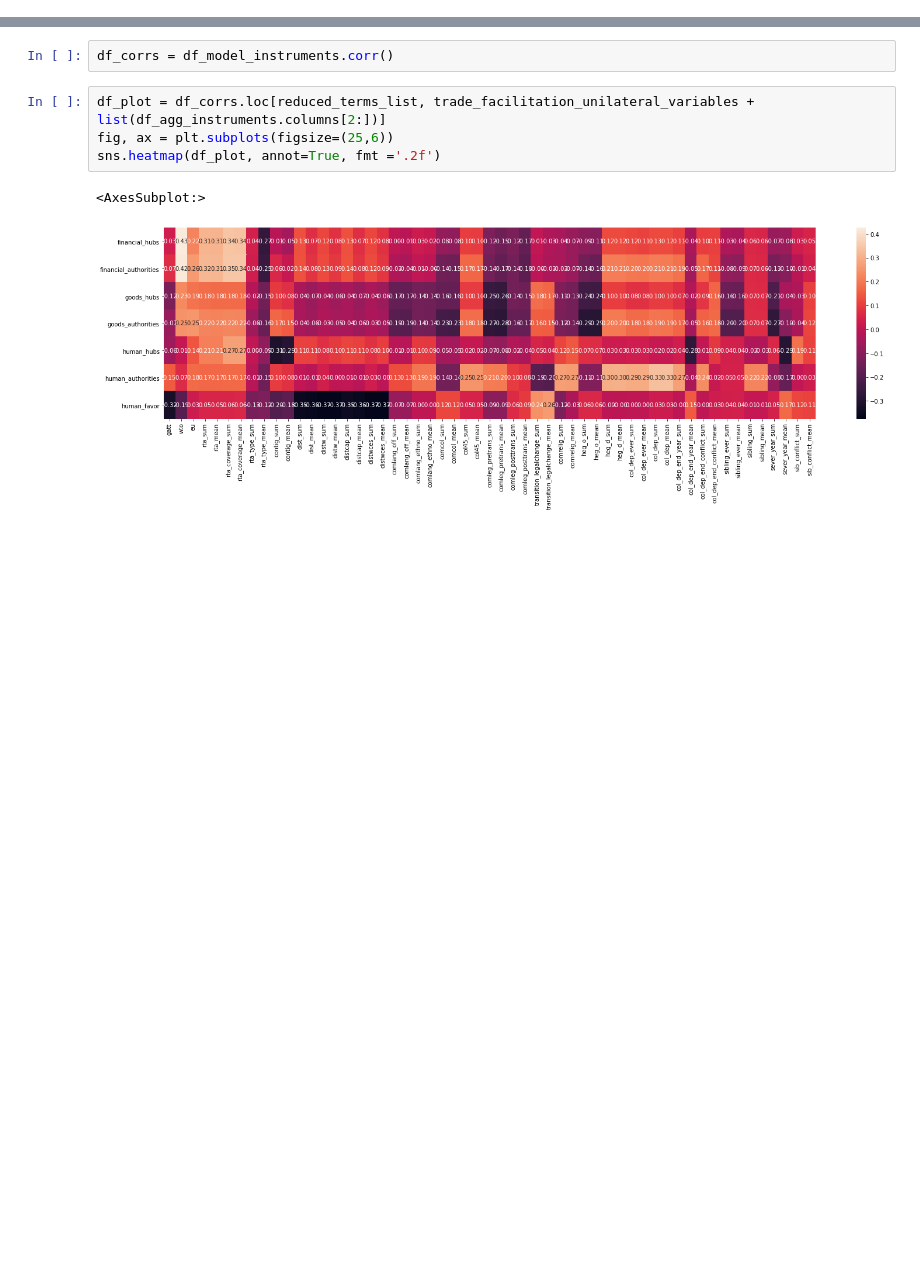
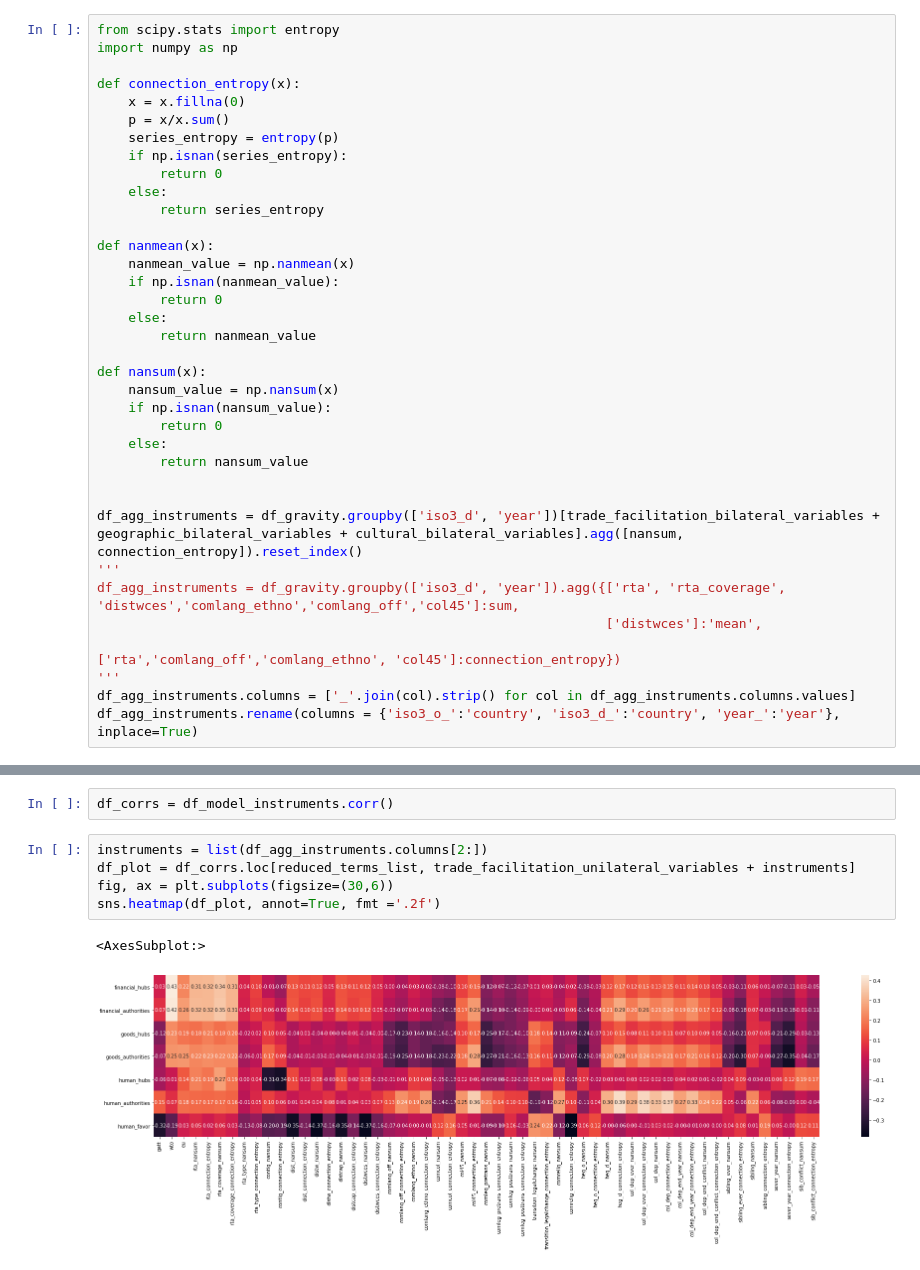
Before and after one commit to jaimeoliver1/social_capital_in_trade_networks, a Jupyter notebook: notebooks/01_gravity_instrumental_variables.ipynb, the cells around one changed output, grey strips where cells are left out. Saved outputs shown, nothing was run; the diff lists cells and outputs as text; blank space fills up the shorter version.

```diff
--- a/notebooks/01_gravity_instrumental_variables.ipynb
+++ b/notebooks/01_gravity_instrumental_variables.ipynb
@@ -80,12 +76,49 @@ df_agg_instruments.rename(columns = {'iso3_o_':'country', 'iso3_d_':'country', '
+# %%
+from scipy.stats import entropy
+import numpy as np
+
+def connection_entropy(x):
+    x = x.fillna(0)
+    p = x/x.sum()
+    series_entropy = entropy(p)
+    if np.isnan(series_entropy):
+        return 0
+    else:
+        return series_entropy
+
+def nanmean(x):
+    nanmean_value = np.nanmean(x)
+    if np.isnan(nanmean_value):
+        return 0
+    else:
+        return nanmean_value
+
+def nansum(x):
+    nansum_value = np.nansum(x)
+    if np.isnan(nansum_value):
+        return 0
+    else:
+        return nansum_value
+
+
+df_agg_instruments = df_gravity.groupby(['iso3_d', 'year'])[trade_facilitation_bilateral_variables + geographic_bilateral_variables + cultural_bilateral_variables].agg([nansum,  connection_entropy]).reset_index()
+'''
+df_agg_instruments = df_gravity.groupby(['iso3_d', 'year']).agg({['rta', 'rta_coverage', 'distwces','comlang_ethno','comlang_off','col45']:sum,
+                                                                 ['distwces']:'mean',
+                                                                 ['rta','comlang_off','comlang_ethno', 'col45']:connection_entropy})
+'''
+df_agg_instruments.columns = ['_'.join(col).strip() for col in df_agg_instruments.columns.values]
+df_agg_instruments.rename(columns = {'iso3_o_':'country', 'iso3_d_':'country', 'year_':'year'}, inplace=True)
 # %%
 df_model_instruments = df_model.merge(df_agg_instruments.merge(df_instruments, on = ['country', 'year'], how='inner'), on = ['country', 'year'], how = 'left')
 # %%
 df_corrs = df_model_instruments.corr()
 # %%
-df_plot = df_corrs.loc[reduced_terms_list, trade_facilitation_unilateral_variables + list(df_agg_instruments.columns[2:])]
-fig, ax = plt.subplots(figsize=(25,6))
+instruments = list(df_agg_instruments.columns[2:])
+df_plot = df_corrs.loc[reduced_terms_list, trade_facilitation_unilateral_variables + instruments]
+fig, ax = plt.subplots(figsize=(30,6))
 sns.heatmap(df_plot, annot=True, fmt ='.2f')
 # %% [output]
 <AxesSubplot:>
-[figure, old version]
+[figure, new version]
 # %%
```
Also changed, not shown: parts of 7 cells of this notebook.
